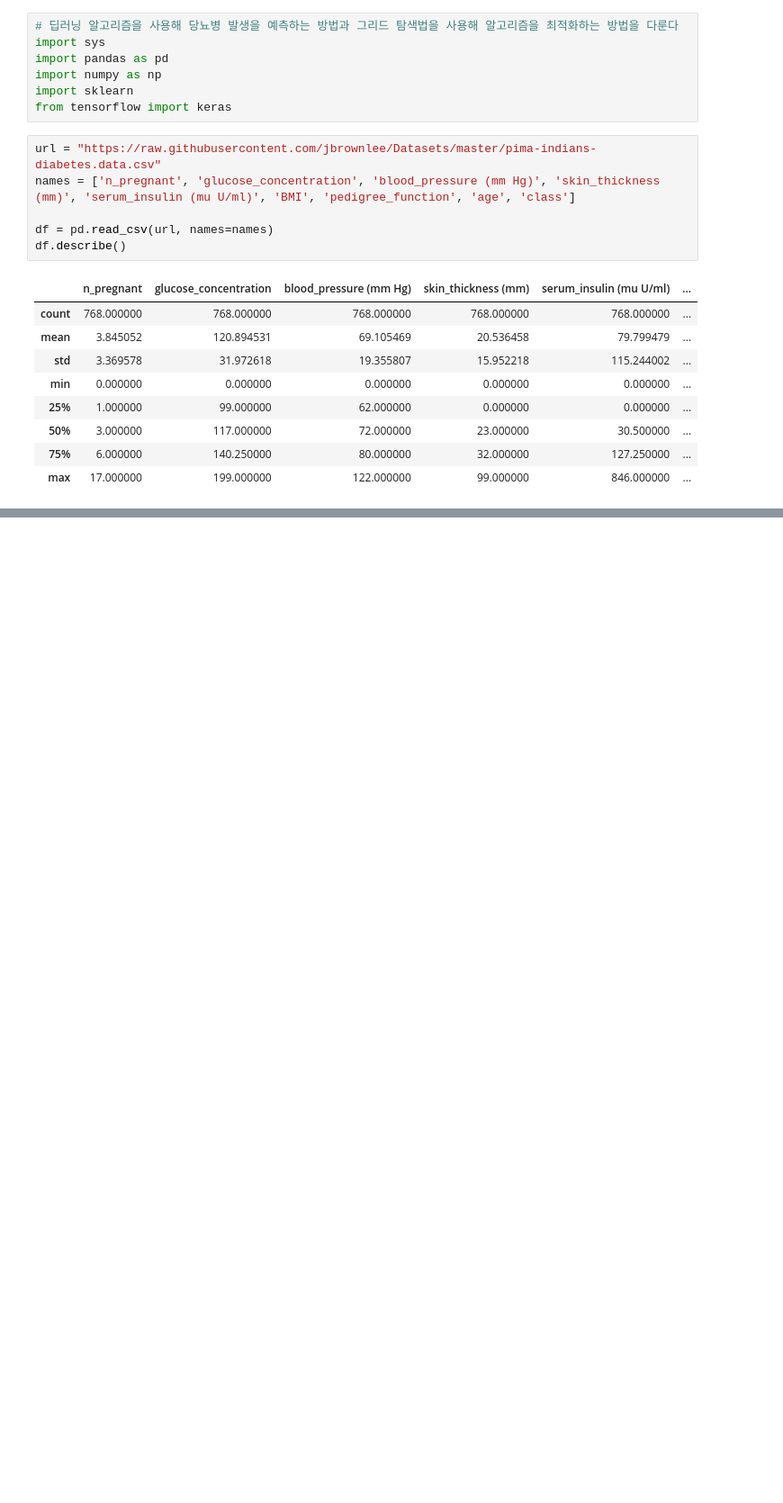
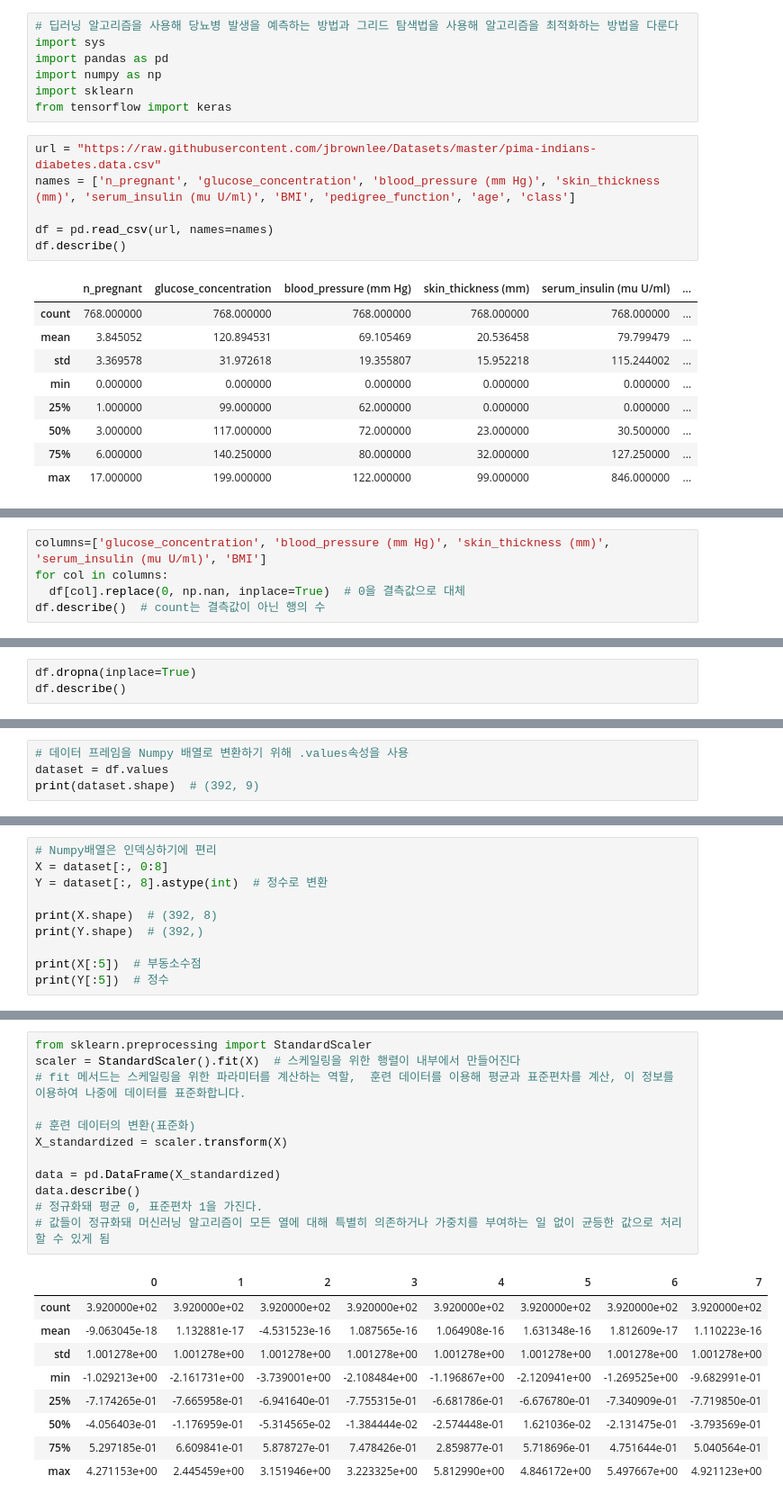
Before and after one commit to vitamingyu/ml-dl-health_care, a Jupyter notebook: diabetes.ipynb, the cells around one changed output, grey strips where cells are left out. Shown at 90% size. Saved outputs shown, nothing was run; the diff lists cells and outputs as text; blank space fills up the shorter version.

```diff
--- a/diabetes.ipynb
+++ b/diabetes.ipynb
@@ -44,0 +45,5 @@ df[df['glucose_concentration']==0]
+# %%
+columns=['glucose_concentration', 'blood_pressure (mm Hg)', 'skin_thickness (mm)', 'serum_insulin (mu U/ml)', 'BMI']
+for col in columns:
+  df[col].replace(0, np.nan, inplace=True)  # 0을 결측값으로 대체
+df.describe()  # count는 결측값이 아닌 행의 수
@@ -44,0 +60,3 @@ df[df['glucose_concentration']==0]
+# %%
+df.dropna(inplace=True)
+df.describe()
@@ -44,0 +73,4 @@ df[df['glucose_concentration']==0]
+# %%
+# 데이터 프레임을 Numpy 배열로 변환하기 위해 .values속성을 사용
+dataset = df.values
+print(dataset.shape)  # (392, 9)
@@ -44,0 +79,10 @@ df[df['glucose_concentration']==0]
+# %%
+# Numpy배열은 인덱싱하기에 편리
+X = dataset[:, 0:8]
+Y = dataset[:, 8].astype(int)  # 정수로 변환
+
+print(X.shape)  # (392, 8)
+print(Y.shape)  # (392,)
+
+print(X[:5])  # 부동소수점
+print(Y[:5])  # 정수
@@ -44,0 +103,22 @@ df[df['glucose_concentration']==0]
+# %%
+from sklearn.preprocessing import StandardScaler
+scaler = StandardScaler().fit(X)  # 스케일링을 위한 행렬이 내부에서 만들어진다
+# fit 메서드는 스케일링을 위한 파라미터를 계산하는 역할,  훈련 데이터를 이용해 평균과 표준편차를 계산, 이 정보를 이용하여 나중에 데이터를 표준화합니다.
+
+# 훈련 데이터의 변환(표준화)
+X_standardized = scaler.transform(X)
+
+data = pd.DataFrame(X_standardized)
+data.describe()
+# 정규화돼 평균 0, 표준편차 1을 가진다.
+# 값들이 정규화돼 머신러닝 알고리즘이 모든 열에 대해 특별히 의존하거나 가중치를 부여하는 일 없이 균등한 값으로 처리할 수 있게 됨
+# %% [output]
+|  | 0 | 1 | 2 | 3 | 4 | 5 | 6 | 7 |
+| count | 3.920000e+02 | 3.920000e+02 | 3.920000e+02 | 3.920000e+02 | 3.920000e+02 | 3.920000e+02 | 3.920000e+02 | 3.920000e+02 |
+| mean | -9.063045e-18 | 1.132881e-17 | -4.531523e-16 | 1.087565e-16 | 1.064908e-16 | 1.631348e-16 | 1.812609e-17 | 1.110223e-16 |
+| std | 1.001278e+00 | 1.001278e+00 | 1.001278e+00 | 1.001278e+00 | 1.001278e+00 | 1.001278e+00 | 1.001278e+00 | 1.001278e+00 |
+| min | -1.029213e+00 | -2.161731e+00 | -3.739001e+00 | -2.108484e+00 | -1.196867e+00 | -2.120941e+00 | -1.269525e+00 | -9.682991e-01 |
+| 25% | -7.174265e-01 | -7.665958e-01 | -6.941640e-01 | -7.755315e-01 | -6.681786e-01 | -6.676780e-01 | -7.340909e-01 | -7.719850e-01 |
+| 50% | -4.056403e-01 | -1.176959e-01 | -5.314565e-02 | -1.384444e-02 | -2.574448e-01 | 1.621036e-02 | -2.131475e-01 | -3.793569e-01 |
+| 75% | 5.297185e-01 | 6.609841e-01 | 5.878727e-01 | 7.478426e-01 | 2.859877e-01 | 5.718696e-01 | 4.751644e-01 | 5.040564e-01 |
+| max | 4.271153e+00 | 2.445459e+00 | 3.151946e+00 | 3.223325e+00 | 5.812990e+00 | 4.846172e+00 | 5.497667e+00 | 4.921123e+00 |
```
Also changed, not shown: parts of 9 cells of this notebook.
